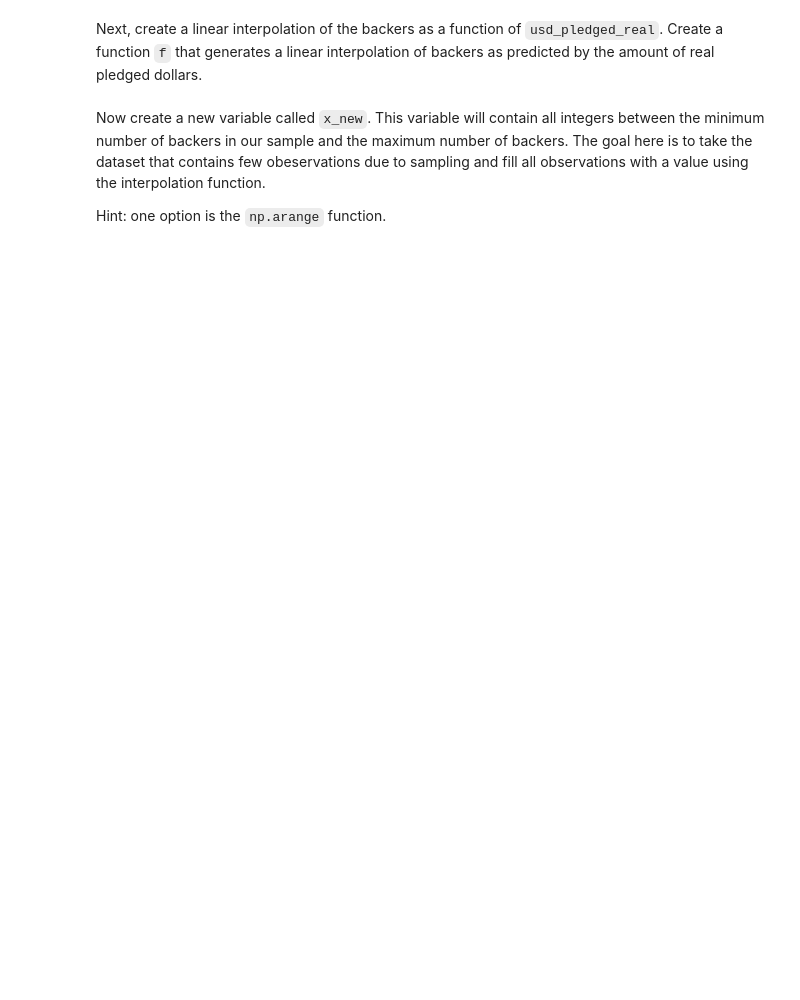
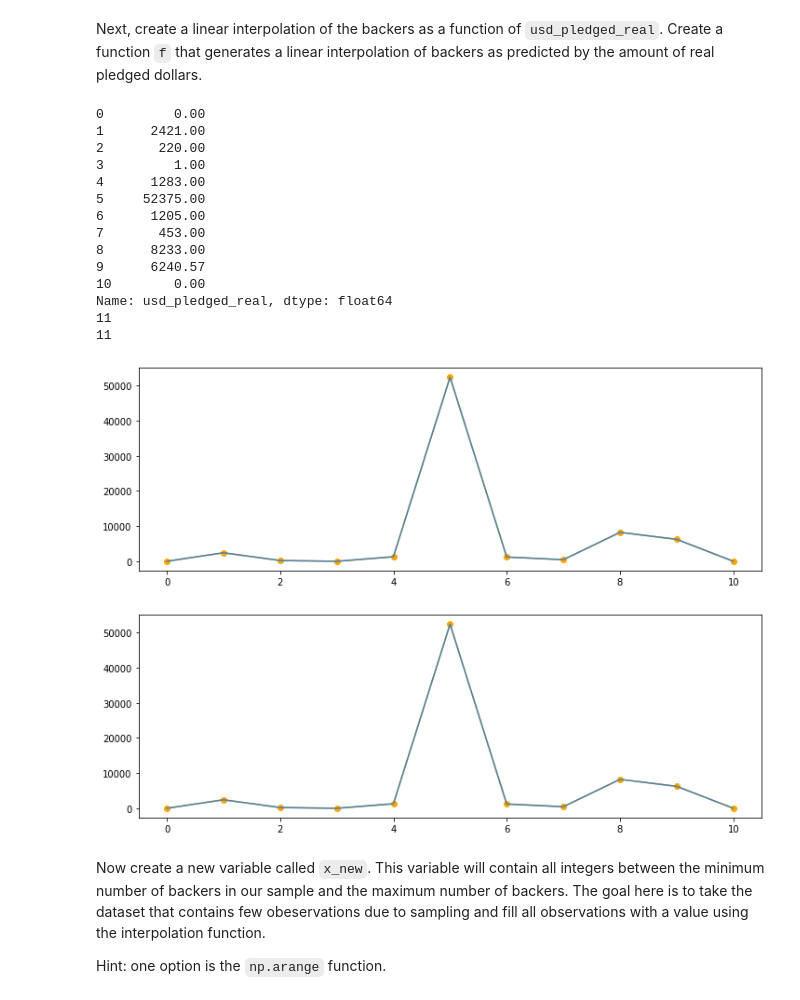
Before and after one commit to ironhack-datalabs/datamad0120, a Jupyter notebook: module-2/lab-intro-to-scipy/your-code/main.ipynb, the cells around one changed output. Saved outputs shown, nothing was run; the diff lists cells and outputs as text; code cells hidden in the pictures; blank space fills up the shorter version.

```diff
--- a/module-2/lab-intro-to-scipy/your-code/main.ipynb
+++ b/module-2/lab-intro-to-scipy/your-code/main.ipynb
@@ -58,0 +57,6 @@ Let's perform Fisher's exact test on our KickStarter data. We intend to test the
+# %%
+# Your code here:
+## np.where(condición,if_True,if_False)
+goal_met = np.where(ks.usd_pledged_real>ks.usd_goal_real,1,0)
+ks['goal_met'] = goal_met
+ks.head()
@@ -62,0 +72,5 @@ Next, create a column that checks whether the currency of the project is in US D
+# %%
+# Your code here:
+is_USD = np.where(ks.currency == "USD",1,0)
+ks['usd']=is_USD
+ks.head()
@@ -84,0 +126,6 @@ In the cell below, import the `interp1d` function and first take a sample of 10
+# %%
+# Your code here:
+from scipy.interpolate import interp1d
+import matplotlib.pyplot as plt
+df = ks.head(11)
+df
@@ -89,3 +147,42 @@ Next, create a linear interpolation of the backers as a function of `usd_pledged
+# %%
+# Your code here:
+y = df.usd_pledged_real
+x = np.arange(11)
+
+fn = interp1d(x, y, kind='nearest')
+yn = fn(x)
+
+fl = interp1d(x, y, kind='linear')
+yl = fl(x)
+
+
+plt.figure(figsize = (12,4))
+print(y)
+print(len(yn))
+plt.plot(x,yn,"o-",color="orange")
+plt.plot(x,y,color="steelblue")
+
+plt.figure(figsize = (12,4))
+plt.plot(x,yl,"o-",color="orange")
+plt.plot(x,y,color="steelblue")
+print(len(yl))
+# %% [output]
+0         0.00
+1      2421.00
+2       220.00
+3         1.00
+4      1283.00
+5     52375.00
+6      1205.00
+7       453.00
+8      8233.00
+9      6240.57
+10        0.00
+Name: usd_pledged_real, dtype: float64
+11
+11
+[figure, added]
+[figure, added]
 # %% [markdown]
 Now create a new variable called `x_new`. This variable will contain all integers between the minimum number of backers in our sample and the maximum number of backers. The goal here is to take the dataset that contains few obeservations due to sampling and fill all observations with a value using the interpolation function.
 
```
Also changed, not shown: parts of 18 cells of this notebook.
